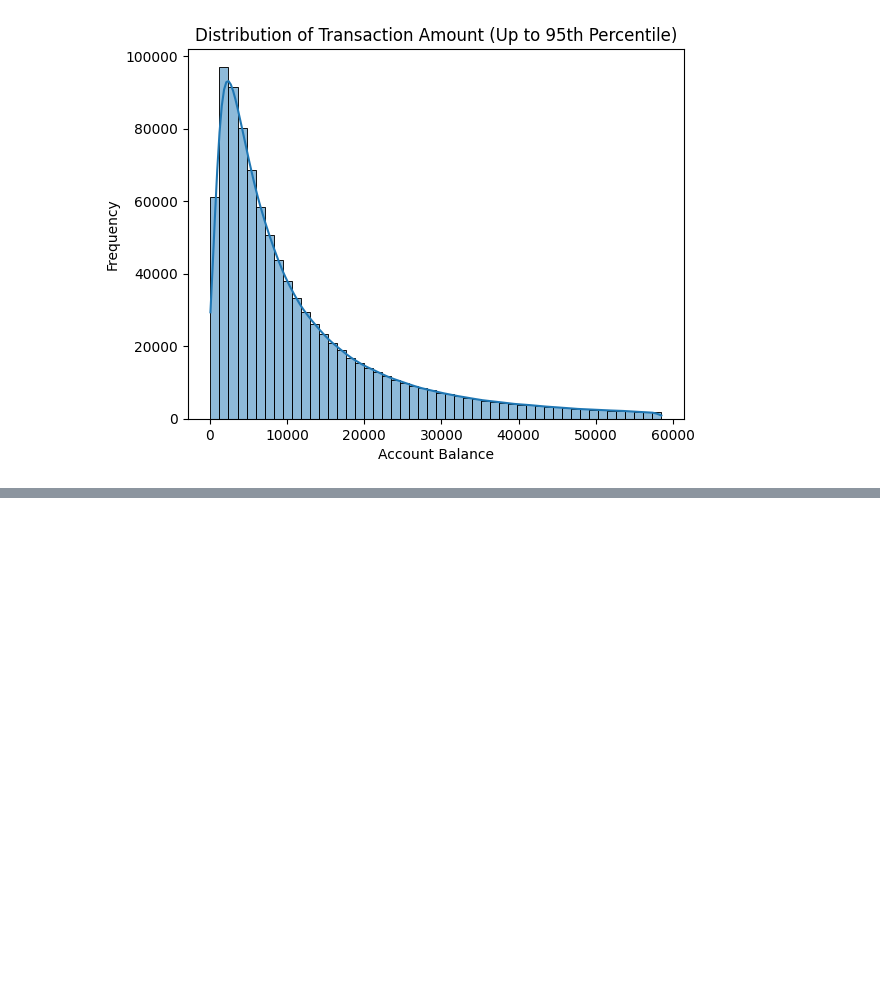
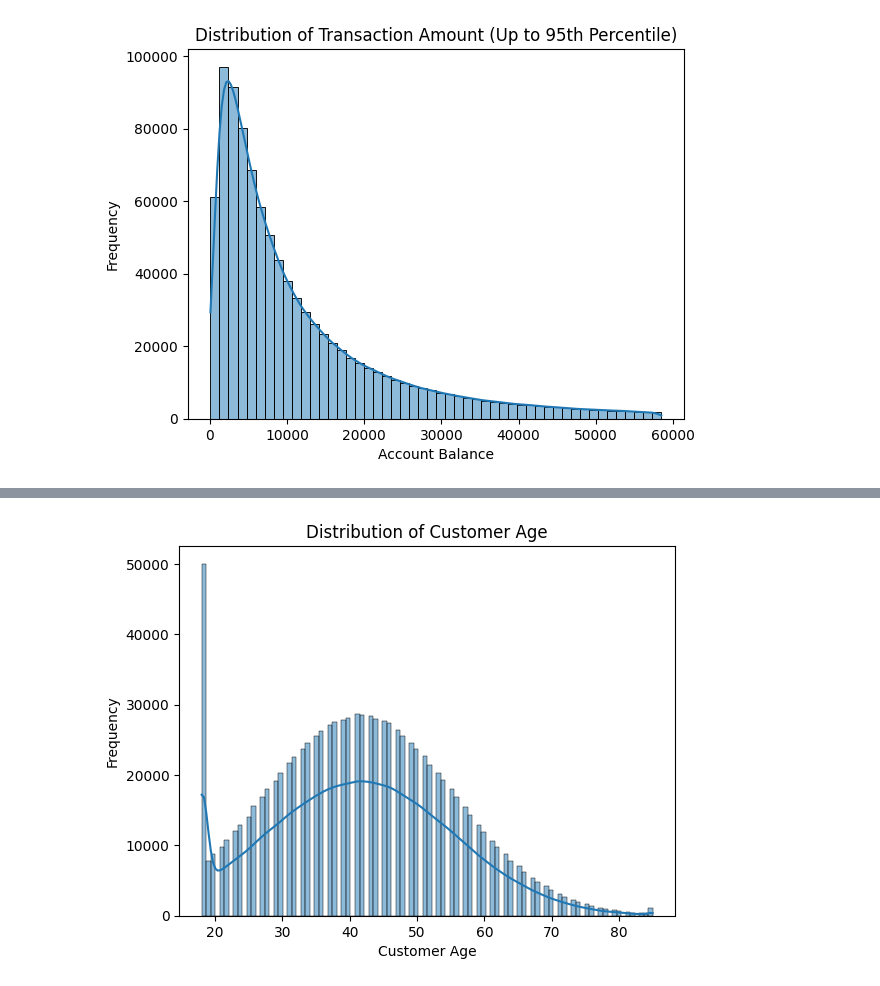
Before and after one commit to abhi-saurav-saroya/bank-fraud-eda, a Jupyter notebook: notebooks/02_exploratory_data_analysis.ipynb, the cells around one changed output, grey strips where cells are left out. Cells and saved outputs as stored; diff of their text form; code cells hidden in the pictures; blank space fills up the shorter version.

Commit message:
feat: analyze customer age and credit score distribution

```diff
--- a/notebooks/02_exploratory_data_analysis.ipynb
+++ b/notebooks/02_exploratory_data_analysis.ipynb
@@ -279,0 +312,14 @@ plt.show()
+# %%
+sns.histplot(
+    df["customer_age"],
+    bins = 100,
+    kde = True
+)
+
+plt.xlabel("Customer Age")
+plt.ylabel("Frequency")
+plt.title("Distribution of Customer Age")
+
+plt.show()
+# %% [output]
+[figure, added]
```
Also changed, not shown: parts of 23 cells of this notebook.
